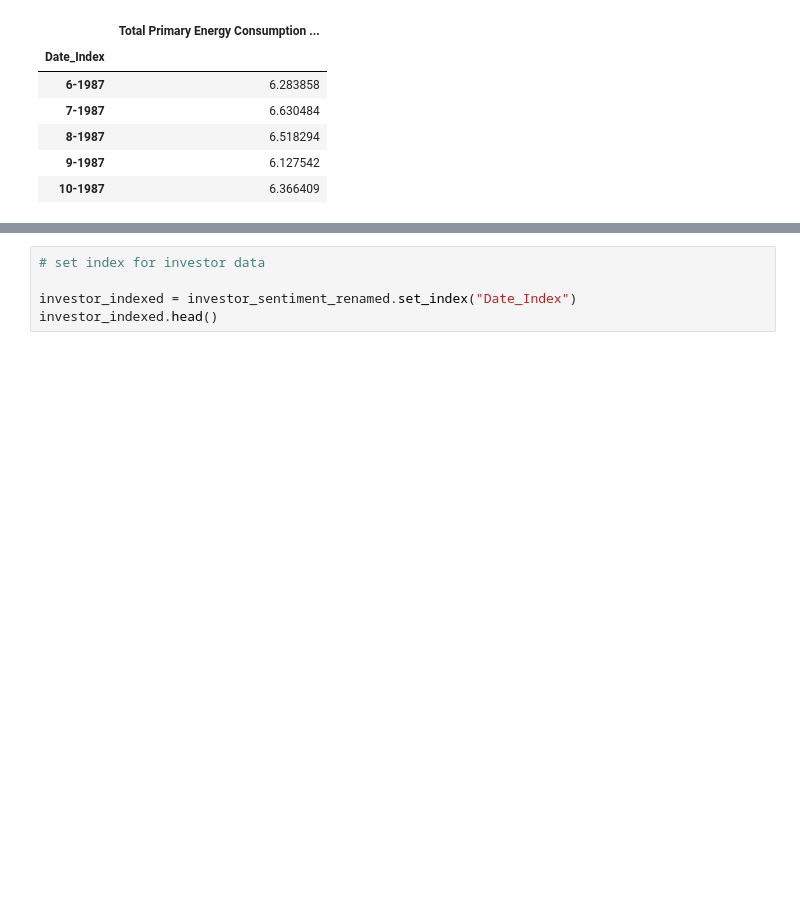
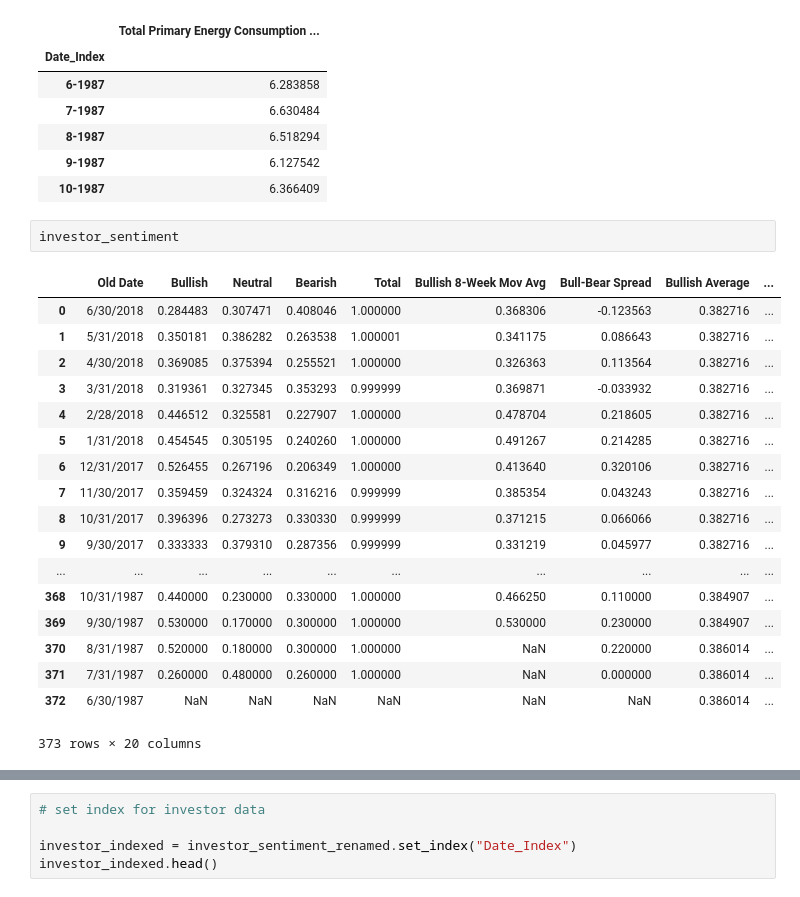
Before and after one commit to axbarrera/Project-Group-9, a Jupyter notebook: ETL_complete.ipynb, the cells around one changed output, grey strips where cells are left out. Cells and saved outputs as stored; diff of their text form; blank space fills up the shorter version.

```diff
--- a/ETL_complete.ipynb
+++ b/ETL_complete.ipynb
@@ -118,6 +138,27 @@ energy_indexed.head()
 | 8-1987 | 6.518294 |
 | 9-1987 | 6.127542 |
 | 10-1987 | 6.366409 |
+# %%
+investor_sentiment
+# %% [output]
+|  | Old Date | Bullish | Neutral | Bearish | Total | Bullish 8-Week Mov Avg | Bull-Bear Spread | Bullish Average | ... |
+| 0 | 6/30/2018 | 0.284483 | 0.307471 | 0.408046 | 1.000000 | 0.368306 | -0.123563 | 0.382716 | ... |
+| 1 | 5/31/2018 | 0.350181 | 0.386282 | 0.263538 | 1.000001 | 0.341175 | 0.086643 | 0.382716 | ... |
+| 2 | 4/30/2018 | 0.369085 | 0.375394 | 0.255521 | 1.000000 | 0.326363 | 0.113564 | 0.382716 | ... |
+| 3 | 3/31/2018 | 0.319361 | 0.327345 | 0.353293 | 0.999999 | 0.369871 | -0.033932 | 0.382716 | ... |
+| 4 | 2/28/2018 | 0.446512 | 0.325581 | 0.227907 | 1.000000 | 0.478704 | 0.218605 | 0.382716 | ... |
+| 5 | 1/31/2018 | 0.454545 | 0.305195 | 0.240260 | 1.000000 | 0.491267 | 0.214285 | 0.382716 | ... |
+| 6 | 12/31/2017 | 0.526455 | 0.267196 | 0.206349 | 1.000000 | 0.413640 | 0.320106 | 0.382716 | ... |
+| 7 | 11/30/2017 | 0.359459 | 0.324324 | 0.316216 | 0.999999 | 0.385354 | 0.043243 | 0.382716 | ... |
+| 8 | 10/31/2017 | 0.396396 | 0.273273 | 0.330330 | 0.999999 | 0.371215 | 0.066066 | 0.382716 | ... |
+| 9 | 9/30/2017 | 0.333333 | 0.379310 | 0.287356 | 0.999999 | 0.331219 | 0.045977 | 0.382716 | ... |
+| ... | ... | ... | ... | ... | ... | ... | ... | ... | ... |
+| 368 | 10/31/1987 | 0.440000 | 0.230000 | 0.330000 | 1.000000 | 0.466250 | 0.110000 | 0.384907 | ... |
+| 369 | 9/30/1987 | 0.530000 | 0.170000 | 0.300000 | 1.000000 | 0.530000 | 0.230000 | 0.384907 | ... |
+| 370 | 8/31/1987 | 0.520000 | 0.180000 | 0.300000 | 1.000000 | NaN | 0.220000 | 0.386014 | ... |
+| 371 | 7/31/1987 | 0.260000 | 0.480000 | 0.260000 | 1.000000 | NaN | 0.000000 | 0.386014 | ... |
+| 372 | 6/30/1987 | NaN | NaN | NaN | NaN | NaN | NaN | 0.386014 | ... |
+373 rows × 20 columns
 # %%
 # drop columns for investor data
 
```
Also changed, not shown: parts of 6 cells of this notebook, 11 other files.
